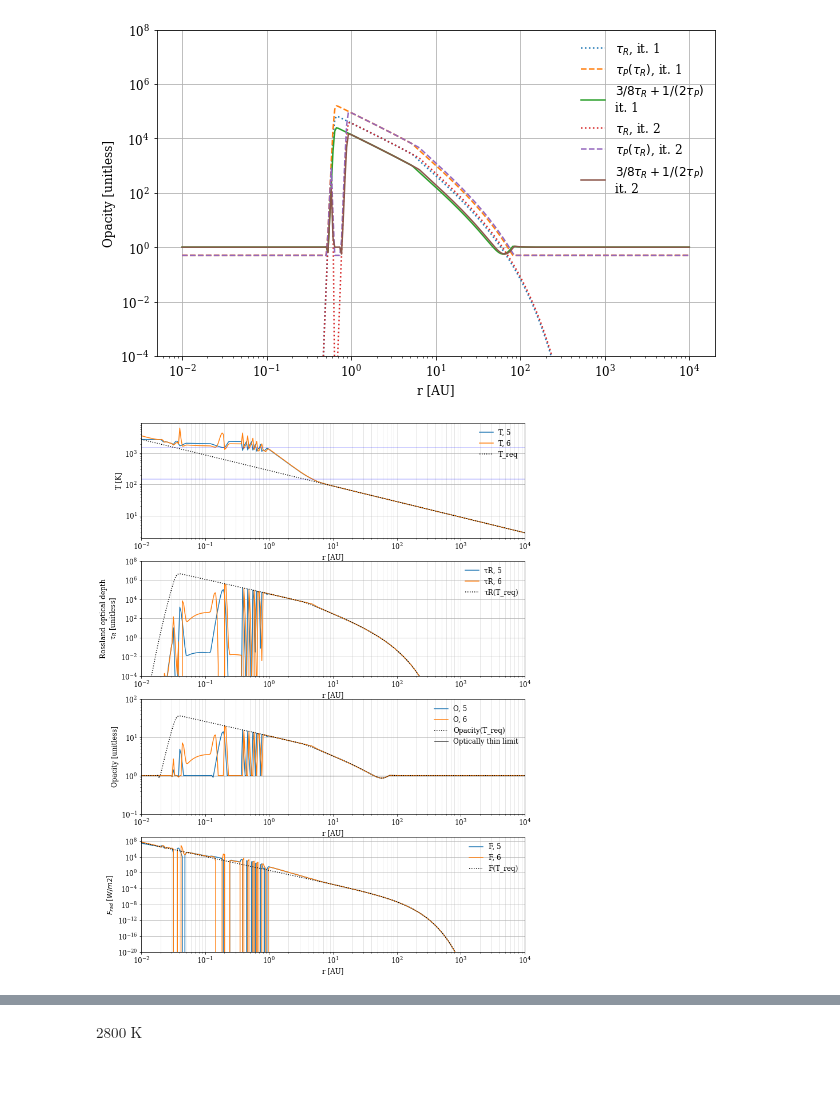
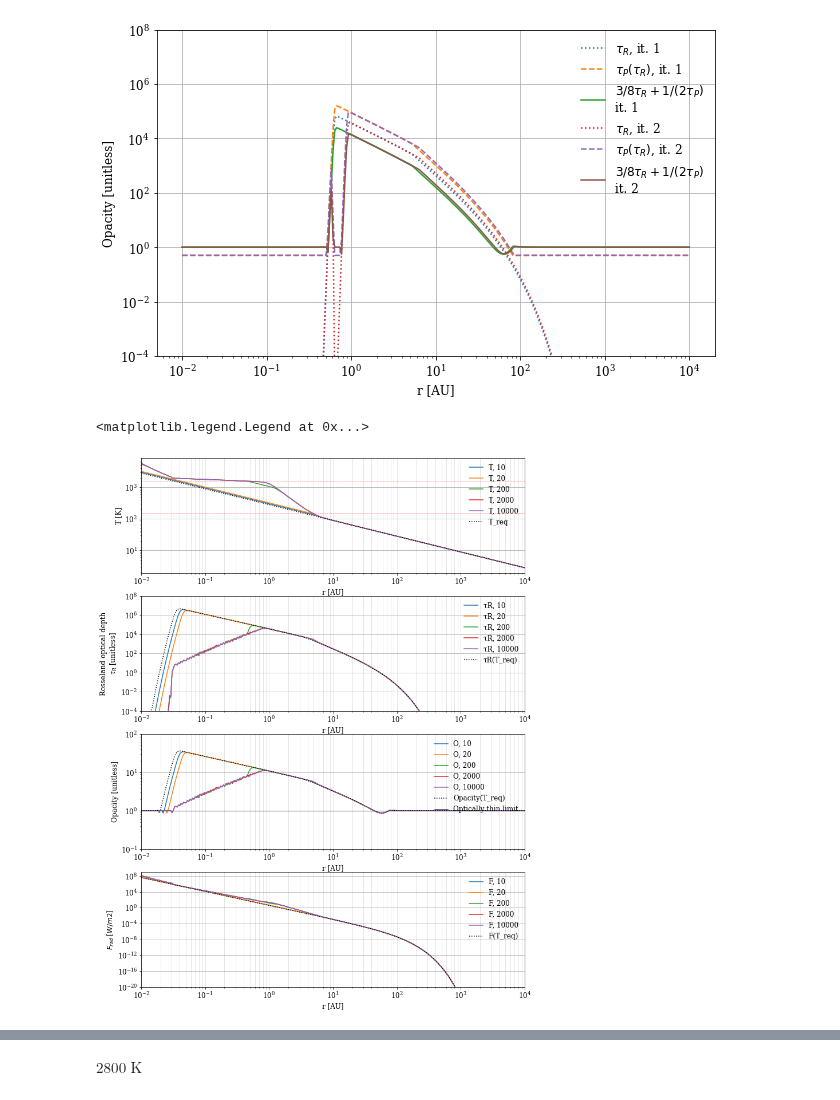
Before and after one commit to agent031/bachelor_code, a Jupyter notebook: Testing_values_T0/combined_temp_strongDW.ipynb, the cells around one changed output, grey strips where cells are left out. Cells and saved outputs as stored; diff of their text form; code cells hidden in the pictures.

```diff
--- a/Testing_values_T0/combined_temp_strongDW.ipynb
+++ b/Testing_values_T0/combined_temp_strongDW.ipynb
@@ -172,6 +173,6 @@ plt.legend(frameon = False)
 <matplotlib.legend.Legend at 0x...>
 [figure]
 # %%
-def guess_T(T):
+'''def guess_T(T, T_vis):
     T_new4 = T_vis(T, Σ_initial(r_au)).value**4 + T_req.value**4
-    return T_new4**0.25 * u.K
+    return T_new4**0.25 * u.K'''
@@ -181,7 +184,7 @@ fig, axs = plt.subplots(figsize = (10, 6))
 T0 = T_req
 T_list = [T_req]
 for i in range(2):
-    T_new = guess_T(T_list[-1])
+    T_new = guess_T(T_list[-1], T_vis_strongDW)
     T_damp = (T_list[-1]**4 + T_new**4)**0.25
     T_list.append(T_damp)
 
@@ -199,49 +202,55 @@ axs.legend(frameon = False)
 [figure]
 # %%
 # Opacity check check check - DAMP
-
-T0 = T_req
-T_list = [T_req]
-for i in range(11):
-    T_new = guess_T(T_list[-1])
-    if i < 5:
-        T_new[T_new > 2800 * u.K] = 2800 *u.K
-    T_damp = (0.5*(T_list[-1]**4 + T_new**4))**0.25
-    T_list.append(T_damp)
+def find_temp(iterations, T0, T_vis):
+    T_list = [T0]
+    for i in tqdm.tqdm(range(iterations)):
+        T_old = T_list[-1]
+        T_new = guess_T(T_old, T_vis)
+        T_new = np.minimum(T_new, T_old * 1.01)
+        T_new = np.maximum(T_new, T_old * 0.99)
+        T_damp = (T_old + 2. * T_new)/3.
+        T_list.append(T_damp)
+    return T_list
+# %%
+T_list = find_temp(10001, T_req, T_vis_strongDW)
 # %%
 fig, axs = plt.subplots(4,1, figsize = (12,17))
 for ax in axs:
     ax.grid(which = 'major', axis= 'y')
     ax.grid(which = 'both', axis= 'x', alpha = 0.4)
 
-iterations_to_plot = np.array([5, 6])
+iterations_to_plot = np.array([10, 20, 200, 2000, 10000])
 for i in iterations_to_plot:
     axs[0].loglog(r_au, T_list[i], label = f'T, {i}')
+    if i == len(iterations_to_plot):
+        axs[0].loglog(r_au, T_list[i + 1], label = f'T, {i + 1}', c = 'blue', lw = 0.7)
     axs[1].loglog(r_au, tau_R(T_list[i], Σ_initial(r_au)), label = f'τR, {i}')
     axs[2].loglog(r_au, opacity(T_list[i], Σ_initial(r_au)), label = f'O, {i}')
     axs[3].loglog(r_au, F_rad_strongDW(T_list[i], Σ_initial(r_au)), label = f'F, {i}')
 
 
-axs[0].axhline(1500, c='blue', alpha = 0.9, lw = 0.4)
-axs[0].axhline(150, c='blue', alpha = 0.9, lw = 0.4)
+axs[0].axhline(1500, c='red', alpha = 0.6, lw = 0.6, ls = '--')
+axs[0].axhline(150, c='red', alpha = 0.6, lw = 0.6, ls = '--')
 axs[0].loglog(r_au, T_req, ls=':', c='black', label = 'T_req')
 axs[1].loglog(r_au, tau_R(T_req, Σ_initial(r_au)), ls=':', c='black', label = 'τR(Τ_req)')
 axs[2].loglog(r_au, opacity(T_req, Σ_initial(r_au)), ls=':', c='black', label = 'Opacity(T_req)')
 axs[2].axhline(1, label = 'Optically thin limit', c='black', lw = 0.8)
 axs[3].loglog(r_au, F_rad_strongDW(T_req, Σ_initial(r_au)), c = 'black', label = 'F(T_req)', ls=':')
 
 
 axs[0].set(ylabel = 'T [K]', xlabel = 'r [AU]', xlim = (0.01, 1e4))
-axs[1].set(ylabel = 'Rossland optical depth\n$τ_R$ [unitless]', xlabel = 'r [AU]', ylim = (1e-4, 1e8), xlim = (0.01, 1e4))
+axs[1].set(ylabel = 'Rosseland optical depth\n$τ_R$ [unitless]', xlabel = 'r [AU]', ylim = (1e-4, 1e8), xlim = (0.01, 1e4))
 axs[2].set(ylabel = 'Opacity [unitless]', xlabel = 'r [AU]', ylim = (1e-1, 1e2), xlim = (0.01, 1e4))
 axs[3].set(ylabel = '$F_{rad}$ [$W/m2$]', xlabel = 'r [AU]', ylim = (1e-20, 1e9), xlim = (0.01, 1e4))
 
 
 axs[0].legend(frameon =False, loc = 'upper right')
 axs[1].legend(frameon =False, loc = 'upper right')
 axs[2].legend(frameon =False, loc = 'upper right')
 axs[3].legend(frameon =False, loc = 'upper right')
 
-plt.savefig('../graphics/temp_investigation', dpi = 400)
+#plt.savefig('../graphics/temp_investigation', dpi = 400)
 # %% [output]
+<matplotlib.legend.Legend at 0x...>
-[figure, old version]
+[figure, new version]
```
Also changed, not shown: parts of 5 cells of this notebook.
